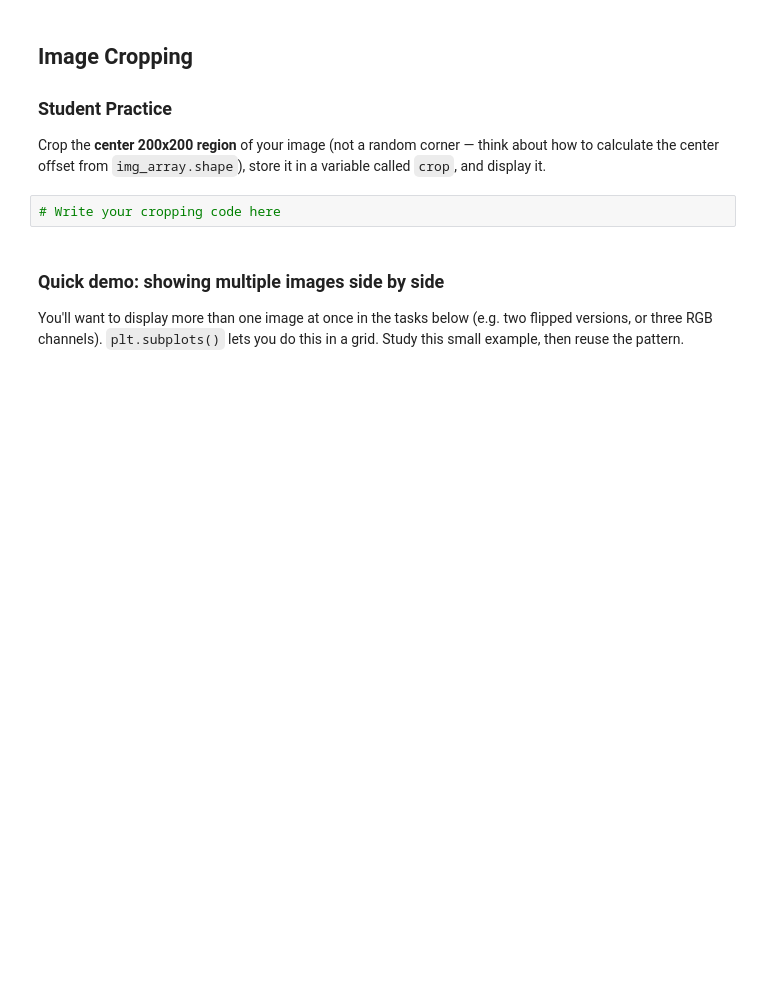
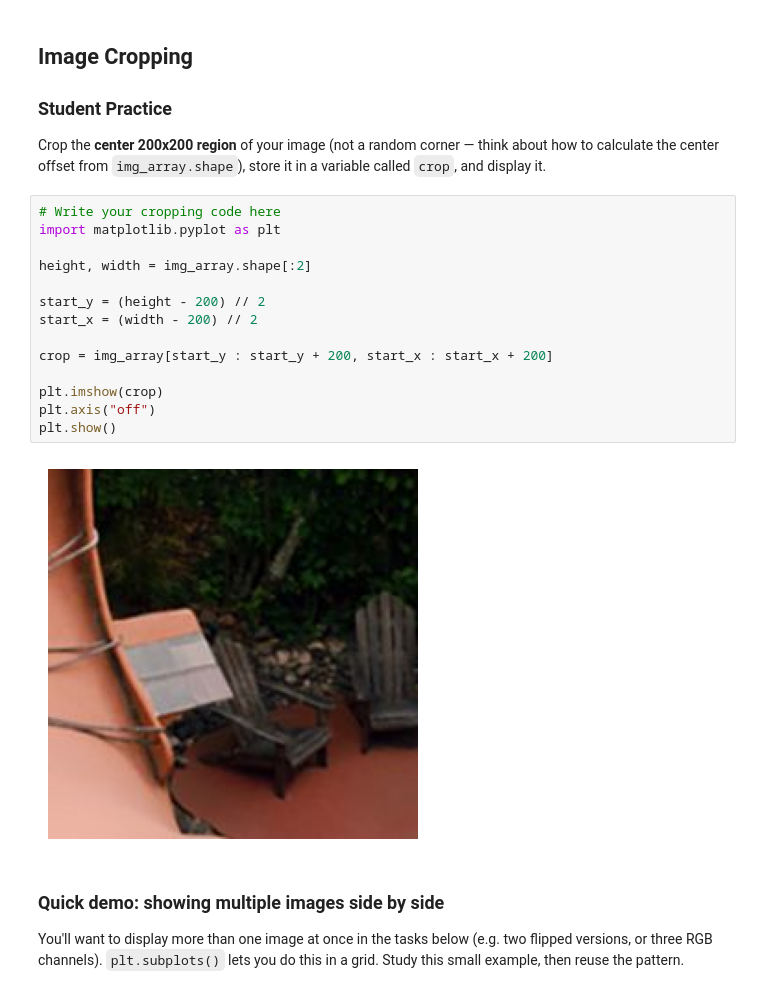
Before and after one commit to Ratnesh25012005/ML-Lab_Ratnesh-AP24110010649, a Jupyter notebook: Lab1/NumPy_HandsOn_Array_to_Image_Analysis_Student_Lab_v2_(2).ipynb, the cells around one changed output. Cells and saved outputs as stored; diff of their text form; blank space fills up the shorter version.

```diff
--- a/Lab1/NumPy_HandsOn_Array_to_Image_Analysis_Student_Lab_v2_(2).ipynb
+++ b/Lab1/NumPy_HandsOn_Array_to_Image_Analysis_Student_Lab_v2_(2).ipynb
@@ -417,6 +494,20 @@ Display your uploaded image using `plt.imshow()` and turn off the axis with `plt
 Crop the **center 200x200 region** of your image (not a random corner — think about how to calculate the center offset from `img_array.shape`), store it in a variable called `crop`, and display it.
 # %%
 # Write your cropping code here
+import matplotlib.pyplot as plt
+
+height, width = img_array.shape[:2]
+
+start_y = (height - 200) // 2
+start_x = (width - 200) // 2
+
+crop = img_array[start_y : start_y + 200, start_x : start_x + 200]
+
+plt.imshow(crop)
+plt.axis("off")
+plt.show()
+# %% [output]
+[figure, added]
 # %% [markdown]
 ### Quick demo: showing multiple images side by side
 
```
Also changed, not shown: parts of 38 cells of this notebook, 1 other file.
